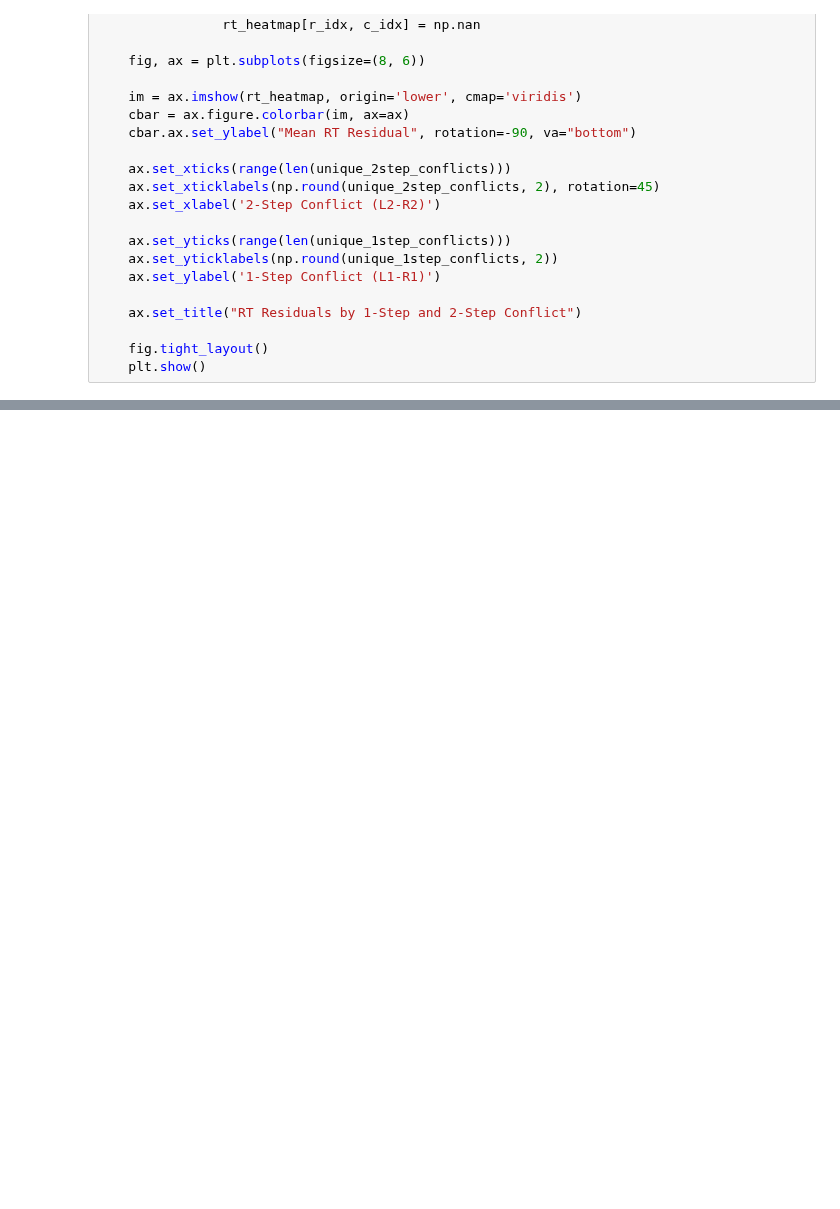
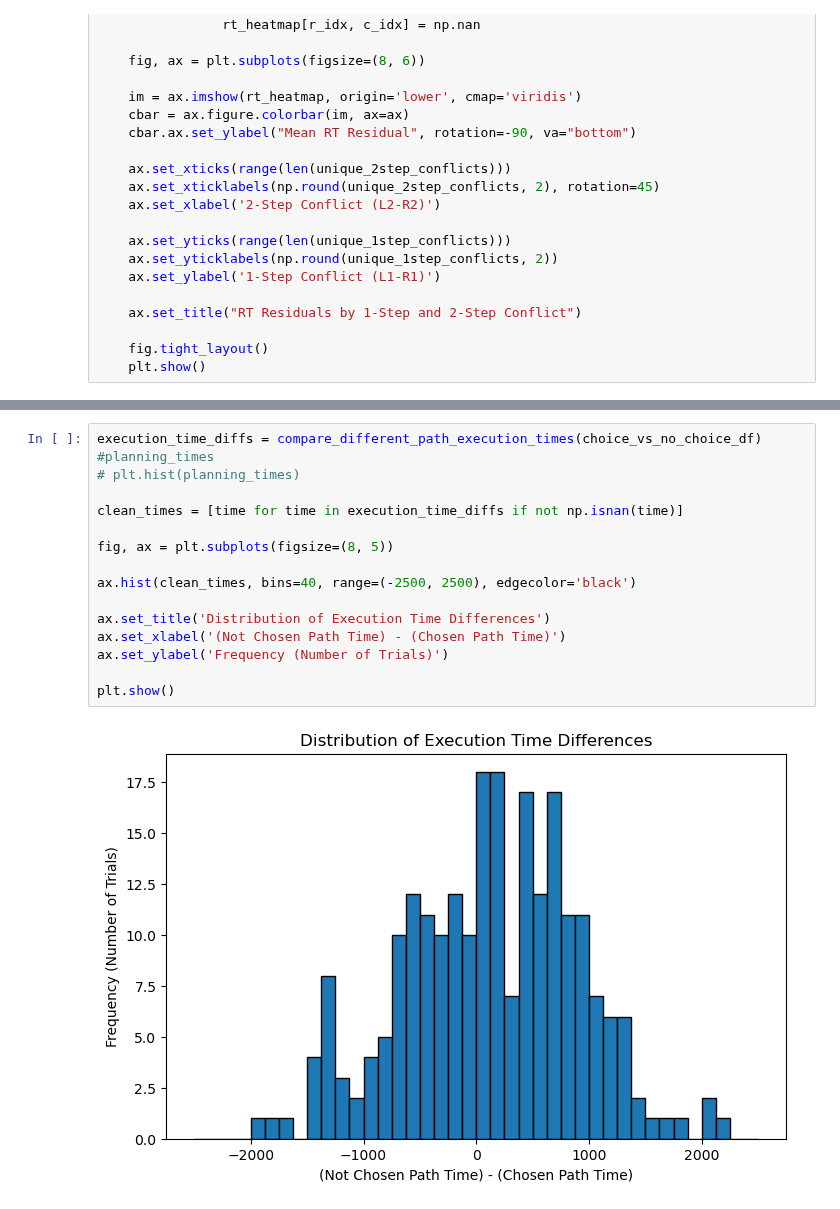
Before and after one commit to mobeets/falldown, a Jupyter notebook: analysis/behavior_analysis.ipynb, the cells around one changed output, grey strips where cells are left out. Drawn from its saved outputs; the diff is of its cells as text; blank space fills up the shorter version.

```diff
--- a/analysis/behavior_analysis.ipynb
+++ b/analysis/behavior_analysis.ipynb
@@ -517,0 +692,18 @@ choices =
+# %%
+execution_time_diffs = compare_different_path_execution_times(choice_vs_no_choice_df)
+#planning_times
+# plt.hist(planning_times)
+
+clean_times = [time for time in execution_time_diffs if not np.isnan(time)]
+
+fig, ax = plt.subplots(figsize=(8, 5))
+
+ax.hist(clean_times, bins=40, range=(-2500, 2500), edgecolor='black')
+
+ax.set_title('Distribution of Execution Time Differences')
+ax.set_xlabel('(Not Chosen Path Time) - (Chosen Path Time)')
+ax.set_ylabel('Frequency (Number of Trials)')
+
+plt.show()
+# %% [output]
+[figure, added]
```
Also changed, not shown: parts of 17 cells of this notebook, 6 other files.
